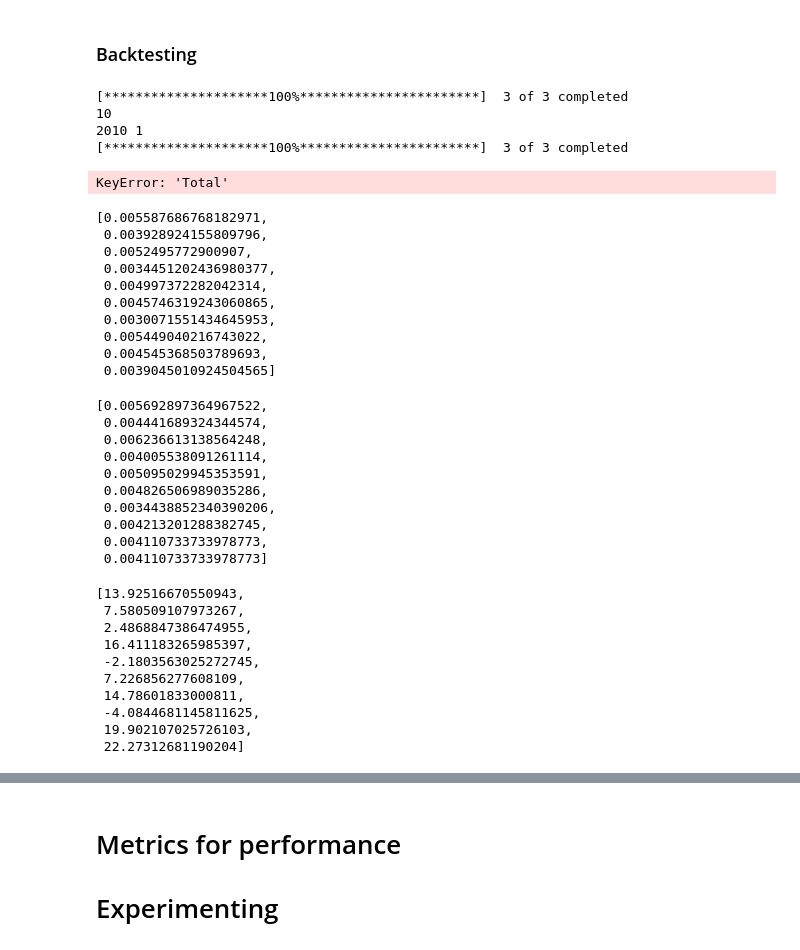
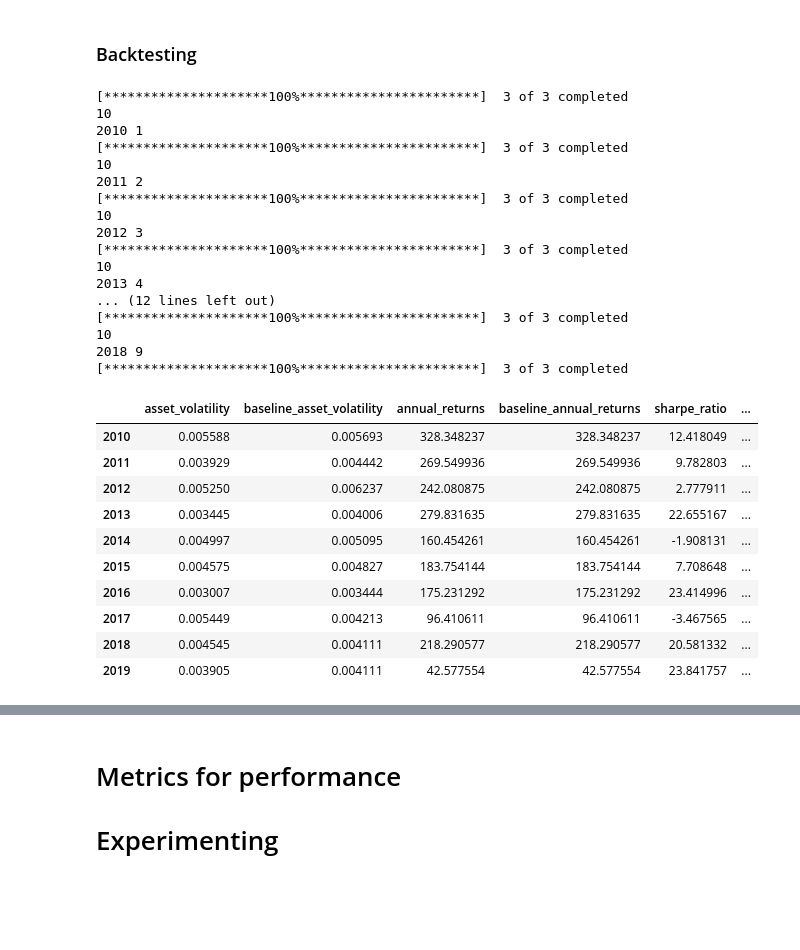
Before and after one commit to Zourunzhong/Quant_Exploration, a Jupyter notebook: Risk parity Portfolio.ipynb, the cells around one changed output, grey strips where cells are left out. Saved outputs shown, nothing was run; the diff lists cells and outputs as text; code cells hidden in the pictures; blank space fills up the shorter version.

```diff
--- a/Risk parity Portfolio.ipynb
+++ b/Risk parity Portfolio.ipynb
@@ -242,72 +242,60 @@ for cur_year in range(start_year, end_year):
         new_portfolio += final_val
         new_baseline_portfolio += baseline_final_val
 
-    downloaded_data_y2["Total"] += downloaded_data_y2_returns[list(downloaded_data_y2_returns.columns)].sum(axis = 1)
-    baseline_downloaded_data_y2["Total"] = baseline_downloaded_data_y2[asset]
+    downloaded_data_y2["Total"] = downloaded_data_y2[list(downloaded_data_y2.columns)].sum(axis = 1)
+    baseline_downloaded_data_y2["Total"] = baseline_downloaded_data_y2[list(baseline_downloaded_data_y2.columns)].sum(axis = 1)
 
     # calculate sharpe ratio
     sharpe = calculate_sharpe_ratio(downloaded_data_y2["Total"].pct_change().dropna())
     baseline_sharpe = calculate_sharpe_ratio(baseline_downloaded_data_y2["Total"].pct_change().dropna())
     sharpe_list.append(sharpe)
     baseline_sharpe_list.append(baseline_sharpe)
 
     # volatility
     volatility = calculate_volatility(downloaded_data_y2_returns, alloc_pct)
     baseline_volatility = calculate_volatility(downloaded_data_y2_returns, np.array([[1/3]*3]))
 
     # baseline volatility
     asset_volatility.append(volatility)
     baseline_asset_volatility.append(baseline_volatility)
 
     # overall returns
     overall_portfolio_returns = ((new_portfolio-starting_amt)/starting_amt) * 100
     baseline_overall_portfolio_returns = ((new_baseline_portfolio-starting_amt)/starting_amt) * 100
 
     # baseline overall returns
     annual_returns.append(overall_portfolio_returns)
     baseline_annual_returns.append(baseline_overall_portfolio_returns)
+
+pd.DataFrame({"asset_volatility" : asset_volatility, "baseline_asset_volatility" :baseline_asset_volatility,
+             "annual_returns" : annual_returns, "baseline_annual_returns":annual_returns,
+              "sharpe_ratio":sharpe_list, "baseline_sharpe_ratio":baseline_sharpe_list}, index = [i for i in range(start_year, end_year)])
 # %% [output]
 [*********************100%***********************]  3 of 3 completed
 10
 2010 1
 [*********************100%***********************]  3 of 3 completed
+10
+2011 2
+[*********************100%***********************]  3 of 3 completed
+10
+2012 3
+[*********************100%***********************]  3 of 3 completed
+10
+2013 4
+... (12 lines left out)
+[*********************100%***********************]  3 of 3 completed
+10
+2018 9
+[*********************100%***********************]  3 of 3 completed
-KeyError: 'Total'
+|  | asset_volatility | baseline_asset_volatility | annual_returns | baseline_annual_returns | sharpe_ratio | ... |
+| 2010 | 0.005588 | 0.005693 | 328.348237 | 328.348237 | 12.418049 | ... |
+| 2011 | 0.003929 | 0.004442 | 269.549936 | 269.549936 | 9.782803 | ... |
+| 2012 | 0.005250 | 0.006237 | 242.080875 | 242.080875 | 2.777911 | ... |
+| 2013 | 0.003445 | 0.004006 | 279.831635 | 279.831635 | 22.655167 | ... |
+| 2014 | 0.004997 | 0.005095 | 160.454261 | 160.454261 | -1.908131 | ... |
+| 2015 | 0.004575 | 0.004827 | 183.754144 | 183.754144 | 7.708648 | ... |
+| 2016 | 0.003007 | 0.003444 | 175.231292 | 175.231292 | 23.414996 | ... |
+| 2017 | 0.005449 | 0.004213 | 96.410611 | 96.410611 | -3.467565 | ... |
+| 2018 | 0.004545 | 0.004111 | 218.290577 | 218.290577 | 20.581332 | ... |
+| 2019 | 0.003905 | 0.004111 | 42.577554 | 42.577554 | 23.841757 | ... |
-# %%
-asset_volatility
-# %% [output]
-[0.005587686768182971,
- 0.003928924155809796,
- 0.0052495772900907,
- 0.0034451202436980377,
- 0.004997372282042314,
- 0.0045746319243060865,
- 0.0030071551434645953,
- 0.005449040216743022,
- 0.004545368503789693,
- 0.0039045010924504565]
-# %%
-baseline_asset_volatility
-# %% [output]
-[0.005692897364967522,
- 0.004441689324344574,
- 0.006236613138564248,
- 0.004005538091261114,
- 0.005095029945353591,
- 0.004826506989035286,
- 0.0034438852340390206,
- 0.004213201288382745,
- 0.004110733733978773,
- 0.004110733733978773]
-# %%
-annual_returns
-# %% [output]
-[13.92516670550943,
- 7.580509107973267,
- 2.4868847386474955,
- 16.411183265985397,
- -2.1803563025272745,
- 7.226856277608109,
- 14.78601833000811,
- -4.0844681145811625,
- 19.902107025726103,
- 22.27312681190204]
```
Also changed, not shown: parts of 3 cells of this notebook.
